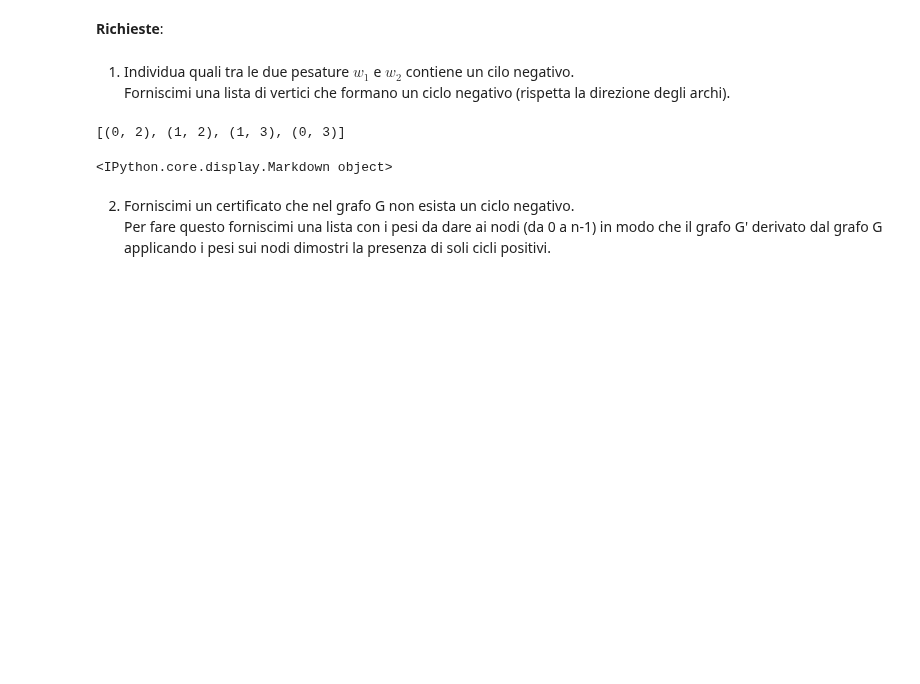
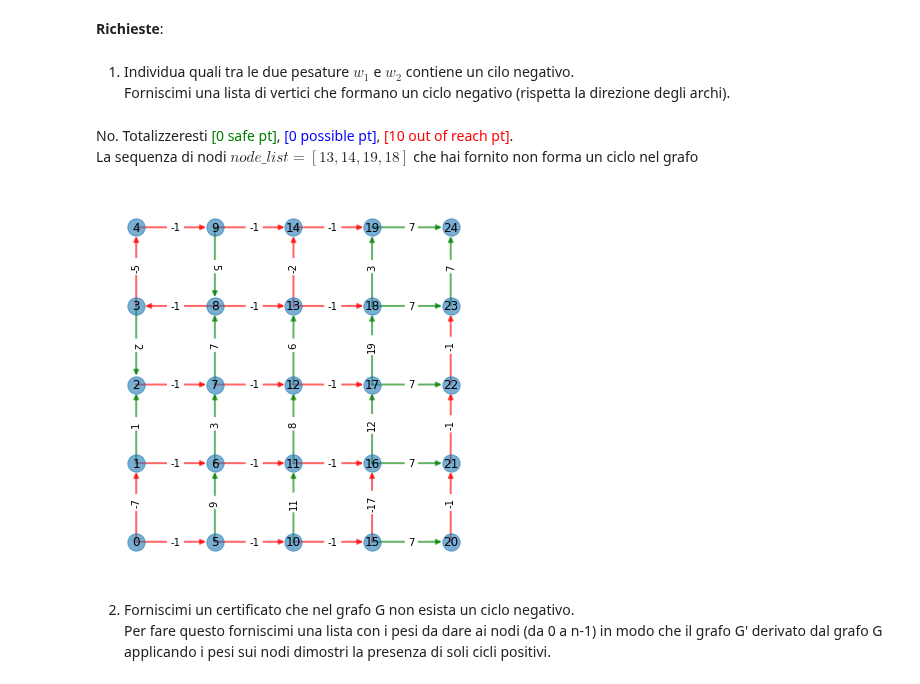
Before and after one commit to romeorizzi/eduexams, a Jupyter notebook: Notebook_nonApplet/cicli-grid.ipynb, the cells around one changed output. Saved outputs shown, nothing was run; the diff lists cells and outputs as text; code cells hidden in the pictures; blank space fills up the shorter version.

```diff
--- a/Notebook_nonApplet/cicli-grid.ipynb
+++ b/Notebook_nonApplet/cicli-grid.ipynb
@@ -18,28 +18,6 @@ def evaluation_format(answ, pt_green,pt_red):
 
 def Latex_type(string):
     return string.replace("_", "\_")
-
-def visualizza(grafo):
-    #layout grafo
-    pos=nx.planar_layout(grafo)
-    #pos=nx.spring_layout(grafo)
-    #disegna nodi e etichette sui nodi
-    nx.draw_networkx_nodes(grafo, pos, alpha=0.6) #node_color='cyan',
-    nx.draw_networkx_labels(grafo, pos)
-    #disegna archi e etichette sugli archi
-    positive=[(u,v) for (u,v,d) in grafo.edges(data=True) if d['w'] >= 0]
-    negative=[(u,v) for (u,v,d) in grafo.edges(data=True) if d['w'] < 0]
-
-
-    nx.draw_networkx_edges(grafo,pos,edgelist=positive,width=2,alpha = 0.6,edge_color = "g",arrows=True)
-    nx.draw_networkx_edges(grafo,pos,edgelist=negative,width=2,alpha = 0.6,edge_color = "r",arrows=True)
-
-    labels = nx.get_edge_attributes(grafo,'w')
-    nx.draw_networkx_edge_labels(grafo,pos,edge_labels=labels)
-    #nx.draw_networkx_edges(grafo, pos)
-    #labels = nx.get_edge_attributes(grafo,'w')
-    #nx.draw_networkx_edge_labels(grafo,pos,edge_labels=labels)
-    plt.show()
 
 def visualizza_griglia(grafo):
     pos = dict( (n, n) for n in grafo.nodes() )
@@ -66,22 +44,21 @@ def verifica_ciclo_negativo(grafo,node_list, return_only_boolean=False):
     aux=[]
     for node in node_list:
         aux.append((node//5, node%5))
-    print(aux)
     check = 0
+    if return_only_boolean==False:
+        visualizza_griglia(grafo)
     try:
         for i in range(1,n):
             check = check + grafo[aux[i-1]][aux[i]]['w']
         check = check + grafo[aux[n-1]][aux[0]]['w']
         if check < 0:
-            if return_only_boolean==False:
-                visualizza_griglia(grafo)
             if return_only_boolean:
                 return True
             return  evaluation_format("Si", 10, 10)+f"Mi hai convinto! La sequenza di nodi $node\_list={node_list}$  che hai fornito descrive effettivamente un ciclo negativo."
         else:
             if return_only_boolean:
                 return False
-            evaluation_format("No", 0, 10)+f"La sequenza di nodi $node\_list={node_list}$ che hai fornito NON descrive un ciclo negativo."
+            return evaluation_format("No", 0, 10)+f"La sequenza di nodi $node\_list={node_list}$ che hai fornito NON descrive un ciclo negativo."
     except:
         if return_only_boolean:
             return False
@@ -94,9 +71,9 @@ def verifica_presenza_solo_cicli_positivi(grafo, pesi_nodi, return_only_boolean=
         return evaluation_format("No", 0, 10)+f"La lista che hai fornito dà un peso a ${len(pesi_nodi)}$ nodi, mentre i nodi nel grafo sono ${len(grafo.nodes)}$"
     G=copy.deepcopy(grafo)
     for (u,v) in G.edges:
-        G[u][v]['w'] = G[u][v]['w'] - pesi_nodi[v] + pesi_nodi[u]
+        G[u][v]['w'] = G[u][v]['w'] - pesi_nodi[v[0]*5+v[1]] + pesi_nodi[u[0]*5+u[1]]
     if return_only_boolean==False:
-        visualizza_icosaedro(G)
+        visualizza_griglia(G)
     for (u,v) in G.edges:
         if G[u][v]['w'] < 0:
             if return_only_boolean:
@@ -214,13 +382,13 @@ Forniscimi una lista di vertici che formano un ciclo negativo (rispetta la direz
 # %%
 #passa come parametri alla funzione verifica_ciclo_negativo il grafo che contiene il ciclo negativo (icosaedro_1
 #se pensi sia quello con la pesatura w1 oppure icosaedro_2 se pensi sia quello con la pesatuta w2) e la lista che
 #contiene i vertici che formano il ciclo negativo
 
-ciclo_neg=[2,7,8,3]
+ciclo_neg=[13,14,19,18]
 display(Markdown(verifica_ciclo_negativo(griglia1,ciclo_neg)))
 # %% [output]
-[(0, 2), (1, 2), (1, 3), (0, 3)]
-<IPython.core.display.Markdown object>
+No. Totalizzeresti <span style='color:green'>[0 safe pt]</span>,                                     <span style='color:blue'>[0 possible pt]</span>,                                     <span style='color:red'>[10 out of reach pt]</span>.<br>La sequenza di nodi $node\_list=[13, 14, 19, 18]$ che hai fornito non forma un ciclo nel grafo
+[figure, added]
 # %% [markdown]
 2. Forniscimi un certificato che nel grafo G non esista un ciclo negativo.\
   Per fare questo forniscimi una lista con i pesi da dare ai nodi (da 0 a n-1) in modo che il grafo G' derivato     dal grafo G applicando i pesi sui nodi dimostri la presenza di soli cicli positivi.
```
Also changed, not shown: parts of 6 cells of this notebook, 1 other file.
